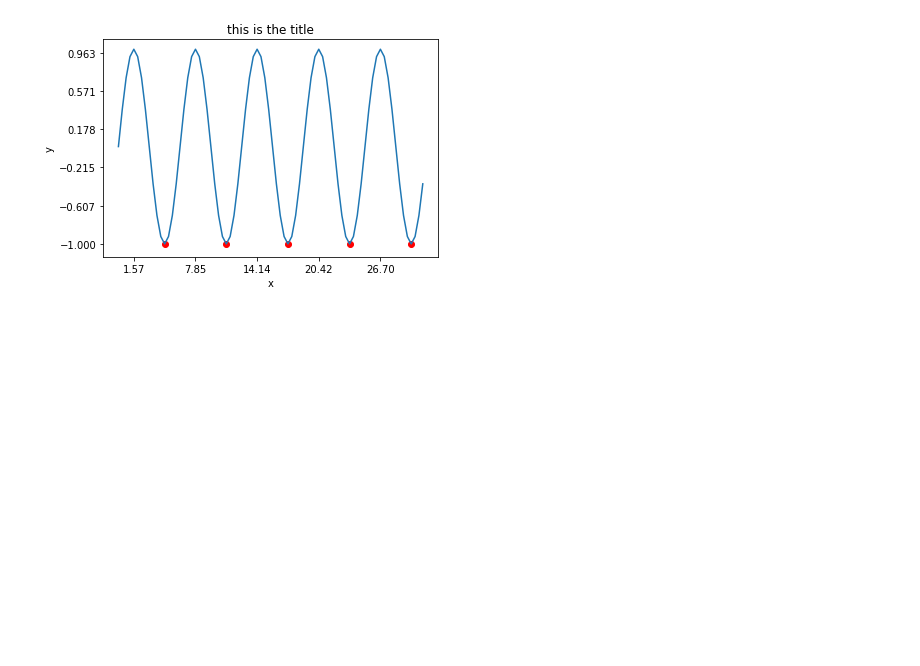
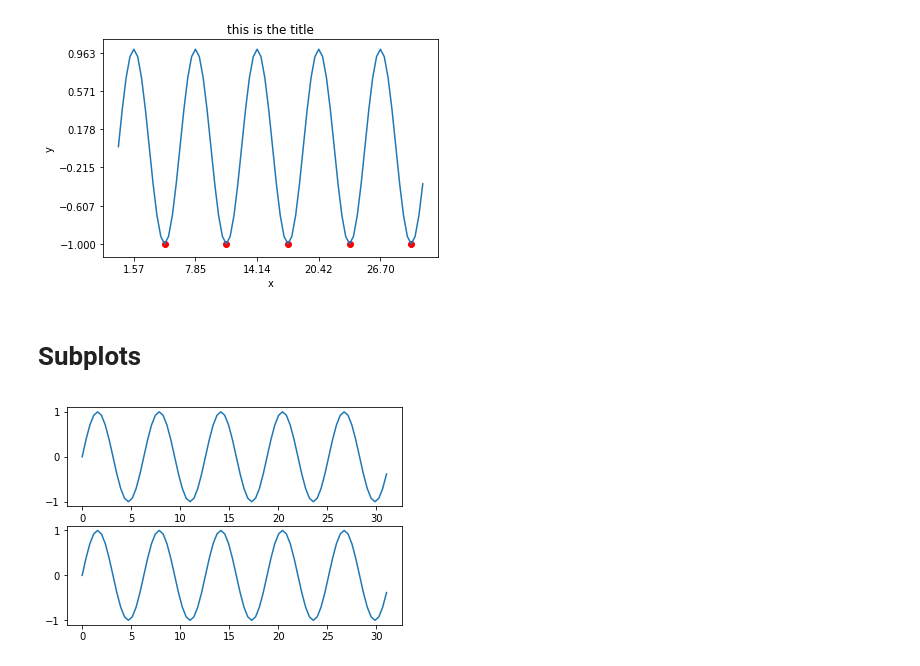
Before and after one commit to cfgong/python_code_bits, a Jupyter notebook: Python Plot Example 1.ipynb, the cells around one changed output. Saved outputs shown, nothing was run; the diff lists cells and outputs as text; code cells hidden in the pictures; blank space fills up the shorter version.

Commit message:
added subplot tutorial

```diff
--- a/Python Plot Example 1.ipynb
+++ b/Python Plot Example 1.ipynb
@@ -75,3 +81,19 @@ plt.yticks(y_ticks)
 plt.show()
 # %% [output]
 [figure]
+# %% [markdown]
+# Subplots
+# %%
+end = 10 * math.pi
+
+x = np.arange(0, end, math.pi/ 8)
+y = np.sin(x)
+y2 = np.sin(x)
+
+fig, axes = plt.subplots(2, 1)
+axes[0].plot(x, y)
+axes[1].plot(x, y2)
+
+plt.show()
+# %% [output]
+[figure, added]
```
Also changed, not shown: parts of 1 cell of this notebook.
